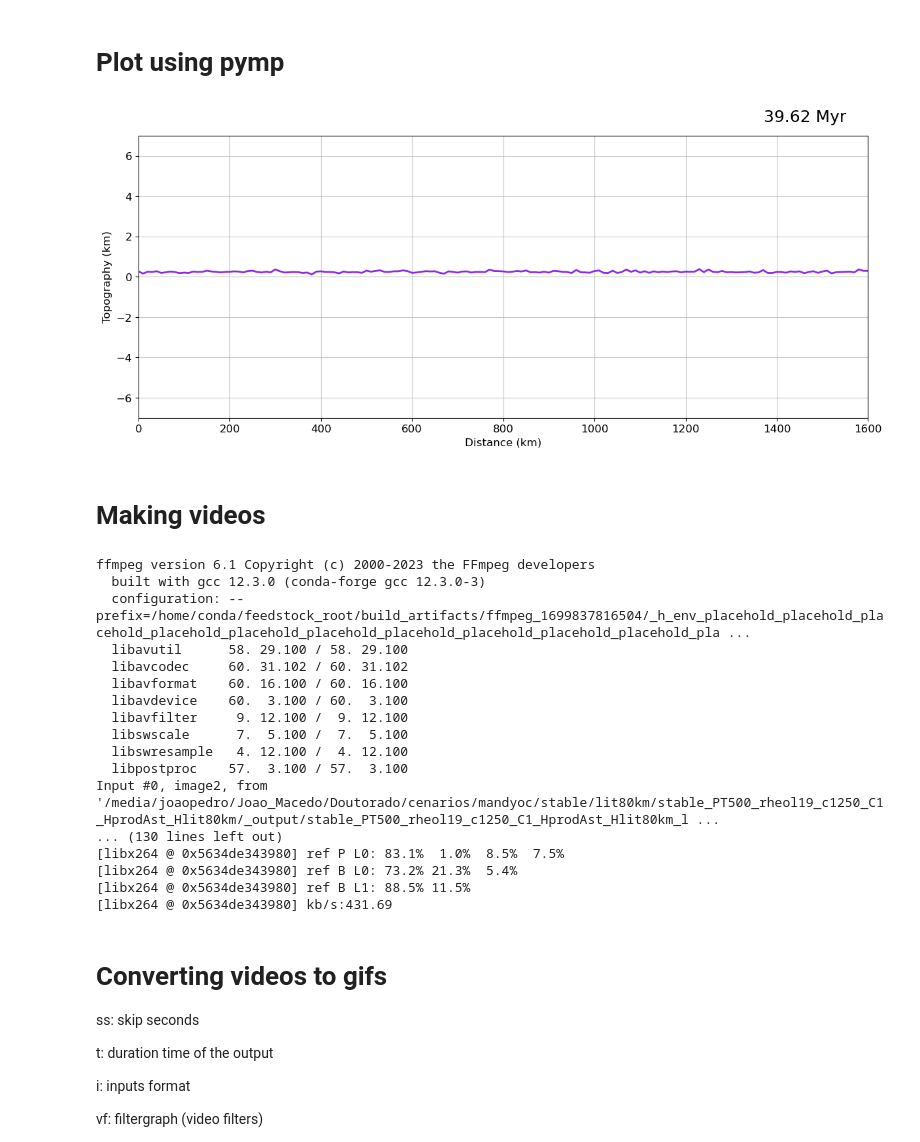
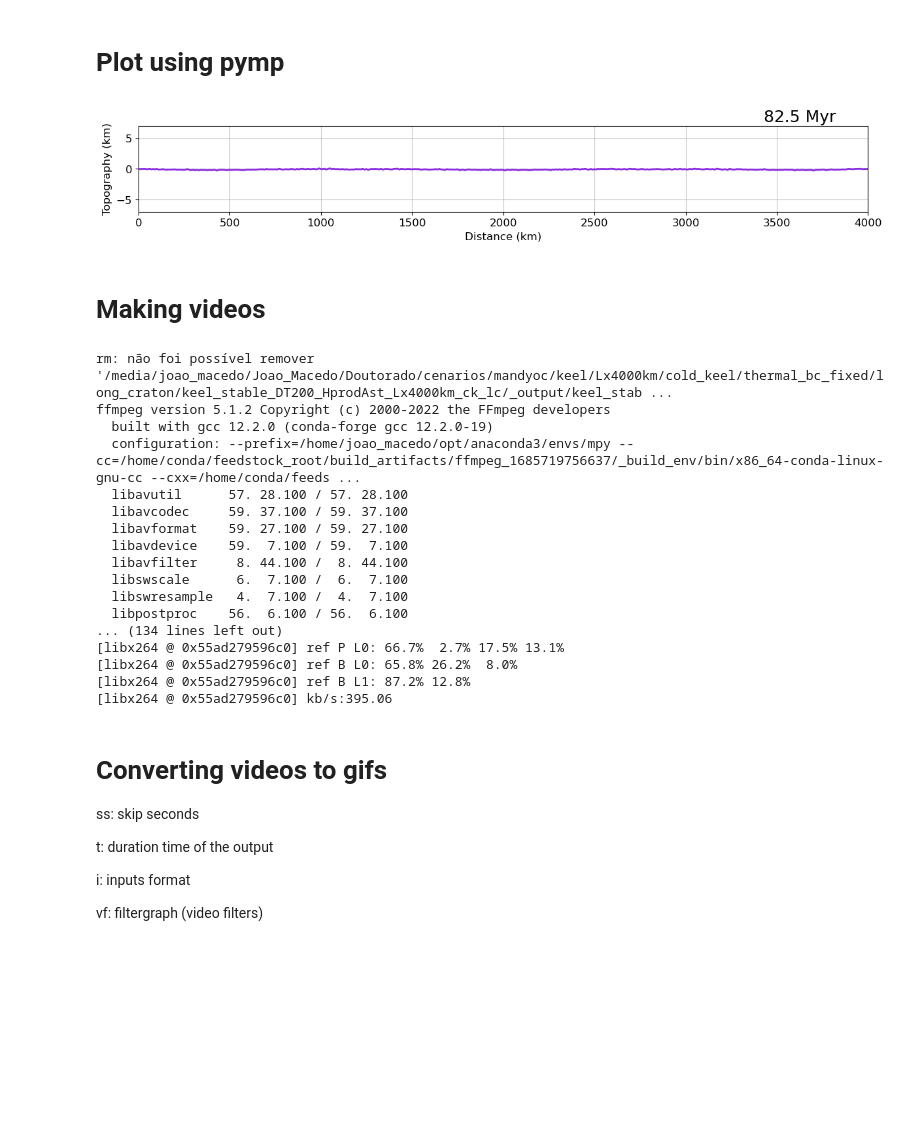
Before and after one commit to jamisonassuncao/mandyoc-scripts, a Jupyter notebook: frames_generator.ipynb, the cells around one changed output. Saved outputs shown, nothing was run; the diff lists cells and outputs as text; code cells hidden in the pictures; blank space fills up the shorter version.

Commit message:
just plot

```diff
--- a/frames_generator.ipynb
+++ b/frames_generator.ipynb
@@ -148,9 +148,10 @@ machine_path = '/'+path[1]+'/'+path[2] # Select home according to OS.
 # scenario = '/Doutorado/cenarios/mandyoc/keel/Lx4000km/cold_keel/thermal_bc_fixed/weak_keel/keel_stable_DT200_PT1292oC_HprodAst_Lx4000km_ck_tbcf_wk_Cmlit03'
 # scenario = '/Doutorado/cenarios/mandyoc/keel/Lx4000km/cold_keel/thermal_bc_fixed/weak_keel/keel_stable_DT200_PT1292oC_HprodAst_Lx4000km_ck_tbcf_wk_Cmlit05'
 
+scenario = '/Doutorado/cenarios/mandyoc/keel/Lx4000km/cold_keel/thermal_bc_fixed/long_craton/keel_stable_DT200_HprodAst_Lx4000km_ck_lc'
 # scenario = '/Doutorado/cenarios/mandyoc/keel/Lx4000km/cold_keel/thermal_bc_fixed/long_craton/mobile_belt/mb_dryol/keel_stable_DT200_HprodAst_Lx4000km_ck_lc_shallow_mbdo_Cmb001'
 # scenario = '/Doutorado/cenarios/mandyoc/keel/Lx4000km/cold_keel/thermal_bc_fixed/long_craton/mobile_belt/mb_wetol/keel_stable_DT200_HprodAst_Lx4000km_ck_lc_shallow_mbwo_Cmb1'
-scenario = '/Doutorado/cenarios/mandyoc/keel/Lx4000km/cold_keel/thermal_bc_fixed/long_craton/mobile_belt/mb_wetol/keel_stable_DT200_HprodAst_Lx4000km_ck_lc_shallow_mbwo_Cmb5'
+# scenario = '/Doutorado/cenarios/mandyoc/keel/Lx4000km/cold_keel/thermal_bc_fixed/long_craton/mobile_belt/mb_wetol/keel_stable_DT200_HprodAst_Lx4000km_ck_lc_shallow_mbwo_Cmb5'
 
 #PARTIAL
 # scenario = '/Doutorado/cenarios/mandyoc/keel/Lx4000km/cold_keel/thermal_bc_fixed/mobile_belt/mb_wetol/keel_stable_DT200_HprodAst_Lx4000km_ck_mbwo/mbwo_partial'
@@ -300,6 +301,9 @@ model_path, output_path, model_name
 # %%
-unzip_steps = False
-# unzip_steps = True
+plot_particles = True
+# plot_particles = False
+# unzip_steps = False
 
-if(unzip_steps):
-    !unzip -o {model_path}/{model_name}.zip step*.txt -d {model_path}
+if(plot_particles):
+    unzip_steps = True
+    if(unzip_steps):
+        !unzip -o {model_path}/{model_name}.zip step*.txt -d {model_path}
@@ -322,9 +344,6 @@ step = 1#5
 # step_1 = dataset.step[1]
 # step_final = dataset.step[-1]
 # dstep = int(step_1 - step_initial)
-
-# plot_particles = True
-plot_particles = False
 
 with pymp.Parallel() as p:
     for i in p.range(start, end+step, step):
@@ -332,34 +351,34 @@ with pymp.Parallel() as p:
         per = np.round(100*(i+1-start)/(end-start), 2)
         text = f"Time: {np.round(float(dataset.isel(time=i).time), 2)} Myr; Step: {int(dataset.isel(time=i).step)}/{int(dataset.step.max())}, ({per:.2f}%)."
 
         # print(text, end='\r')
 
         for prop in properties:
     #         print(f"Handeling {prop}.", end='\n')
             if(prop != 'surface'): # you can customize
                 xlims = [0, float(dataset.isel(time=i).lx) / 1.0e3]
                 ylims = [-float(dataset.isel(time=i).lz) / 1.0e3 + 40, 40]
             else:
                 xmin = 0 #+ 200
                 xmax = float(dataset.isel(time=i).lx) / 1.0E3 #- 200
                 xlims = [xmin, xmax]
                 ylims = [-7, 7]
 
             single_plot(dataset.isel(time=i), prop, xlims, ylims, model_path, output_path,
                         plot_isotherms = plot_isotherms,
                         plot_particles = plot_particles,
                         particle_size = 0.02,
                         # marker = ".",
                         ncores = 20,
                         # step_plot = 3,
                         isotherms = [500, 1300],
                         plot_melt = plot_melt,
                         melt_method = melt_method)
 
             # single_plot(dataset.isel(time=i), prop, xlims, ylims, model_path, output_path, plot_isotherms=False, isotherms = [500, 1300])
     #     print((n+1)*'\033[F', end='')
 # %% [output]
-[figure, old version]
+[figure, new version]
 # %%
 # model_name
 # dataset.time
@@ -381,23 +400,23 @@ for prop in properties:
     # !ffmpeg -r {fps} -f image2 -s 1920x1080 -pattern_type glob -i '{model_path}/_output/{model_name}_{prop}_*.png' -vcodec libx264 -crf 25 -pix_fmt yuv420p {model_path}/_output/{model_name}_{prop}.mp4
     !ffmpeg -r {fps} -f image2 -s 1920x1080 -pattern_type glob -i '{videoname}_*.png' -vcodec libx264 -vf 'pad=ceil(iw/2)*2:ceil(ih/2)*2' -r 24 -y -an -crf 25 -pix_fmt yuv420p {videoname}.mp4
 # %% [output]
-ffmpeg version 6.1 Copyright (c) 2000-2023 the FFmpeg developers
-  built with gcc 12.3.0 (conda-forge gcc 12.3.0-3)
-  configuration: --prefix=/home/conda/feedstock_root/build_artifacts/ffmpeg_1699837816504/_h_env_placehold_placehold_placehold_placehold_placehold_placehold_placehold_placehold_placehold_placehold_pla ...
-  libavutil      58. 29.100 / 58. 29.100
-  libavcodec     60. 31.102 / 60. 31.102
-  libavformat    60. 16.100 / 60. 16.100
-  libavdevice    60.  3.100 / 60.  3.100
-  libavfilter     9. 12.100 /  9. 12.100
-  libswscale      7.  5.100 /  7.  5.100
-  libswresample   4. 12.100 /  4. 12.100
-  libpostproc    57.  3.100 / 57.  3.100
-Input #0, image2, from '/media/joaopedro/Joao_Macedo/Doutorado/cenarios/mandyoc/stable/lit80km/stable_PT500_rheol19_c1250_C1_HprodAst_Hlit80km/_output/stable_PT500_rheol19_c1250_C1_HprodAst_Hlit80km_l ...
-... (130 lines left out)
-[libx264 @ 0x5634de343980] ref P L0: 83.1%  1.0%  8.5%  7.5%
-[libx264 @ 0x5634de343980] ref B L0: 73.2% 21.3%  5.4%
-[libx264 @ 0x5634de343980] ref B L1: 88.5% 11.5%
-[libx264 @ 0x5634de343980] kb/s:431.69
+rm: não foi possível remover '/media/joao_macedo/Joao_Macedo/Doutorado/cenarios/mandyoc/keel/Lx4000km/cold_keel/thermal_bc_fixed/long_craton/keel_stable_DT200_HprodAst_Lx4000km_ck_lc/_output/keel_stab ...
+ffmpeg version 5.1.2 Copyright (c) 2000-2022 the FFmpeg developers
+  built with gcc 12.2.0 (conda-forge gcc 12.2.0-19)
+  configuration: --prefix=/home/joao_macedo/opt/anaconda3/envs/mpy --cc=/home/conda/feedstock_root/build_artifacts/ffmpeg_1685719756637/_build_env/bin/x86_64-conda-linux-gnu-cc --cxx=/home/conda/feeds ...
+  libavutil      57. 28.100 / 57. 28.100
+  libavcodec     59. 37.100 / 59. 37.100
+  libavformat    59. 27.100 / 59. 27.100
+  libavdevice    59.  7.100 / 59.  7.100
+  libavfilter     8. 44.100 /  8. 44.100
+  libswscale      6.  7.100 /  6.  7.100
+  libswresample   4.  7.100 /  4.  7.100
+  libpostproc    56.  6.100 / 56.  6.100
+... (134 lines left out)
+[libx264 @ 0x55ad279596c0] ref P L0: 66.7%  2.7% 17.5% 13.1%
+[libx264 @ 0x55ad279596c0] ref B L0: 65.8% 26.2%  8.0%
+[libx264 @ 0x55ad279596c0] ref B L1: 87.2% 12.8%
+[libx264 @ 0x55ad279596c0] kb/s:395.06
 # %% [markdown]
 # Converting videos to gifs
 
```
Also changed, not shown: parts of 5 cells of this notebook.
